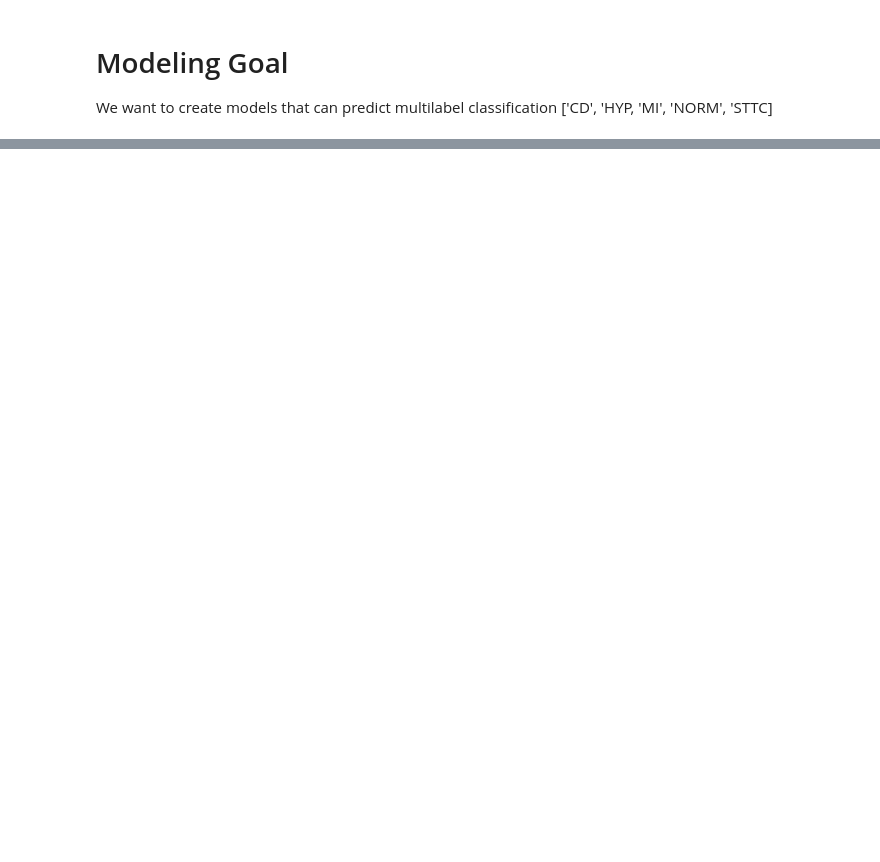
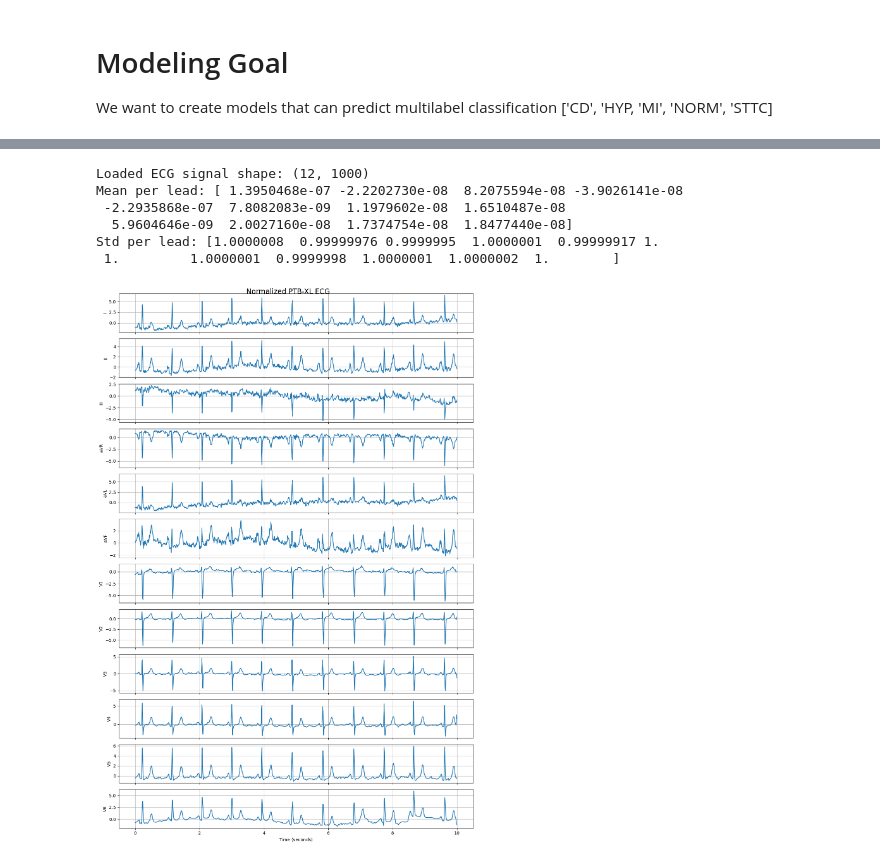
Before and after one commit to cristopher-d-delgado/ecg-ai-statistical-evaluation, a Jupyter notebook: notebooks/modeling.ipynb, the cells around one changed output, grey strips where cells are left out. Drawn from its saved outputs; the diff is of its cells as text; code cells hidden in the pictures; blank space fills up the shorter version.

```diff
--- a/notebooks/modeling.ipynb
+++ b/notebooks/modeling.ipynb
@@ -236,0 +312,53 @@ import seaborn as sns
+# %%
+# Test the pre-processing function on a sample record
+example_filename = df.iloc[0]['filename_lr'] # Get the filename of the first record
+record_path = project_root / "data" / example_filename
+
+signal = load_and_preprocess_ecg(record_path)
+print(f"Loaded ECG signal shape: {signal.shape}")
+print("Mean per lead:", signal.mean(axis=1))
+print("Std per lead:", signal.std(axis=1))
+# %% [output]
+Loaded ECG signal shape: (12, 1000)
+Mean per lead: [ 1.3950468e-07 -2.2202730e-08  8.2075594e-08 -3.9026141e-08
+ -2.2935868e-07  7.8082083e-09  1.1979602e-08  1.6510487e-08
+  5.9604646e-09  2.0027160e-08  1.7374754e-08  1.8477440e-08]
+Std per lead: [1.0000008  0.99999976 0.9999995  1.0000001  0.99999917 1.
+ 1.         1.0000001  0.9999998  1.0000001  1.0000002  1.        ]
+# %%
+import matplotlib.pyplot as plt
+
+def plot_ecg(signal, title="ECG Signal"):
+    """
+    Plot 12-lead ECG stacked vertically.
+
+    Parameters
+    ----------
+    signal : np.ndarray
+        Shape (12, 1000)
+    """
+
+    leads = [
+        "I", "II", "III",
+        "aVR", "aVL", "aVF",
+        "V1", "V2", "V3",
+        "V4", "V5", "V6"
+    ]
+
+    time = np.linspace(0, 10, signal.shape[1])  # 10 seconds at 100 Hz
+
+    fig, axes = plt.subplots(12, 1, figsize=(12, 18), sharex=True)
+
+    for i in range(12):
+        axes[i].plot(time, signal[i])
+        axes[i].set_ylabel(leads[i])
+        axes[i].grid(True)
+
+    axes[-1].set_xlabel("Time (seconds)")
+    fig.suptitle(title, fontsize=16)
+    plt.tight_layout()
+    plt.show()
+# %%
+plot_ecg(signal, title="Normalized PTB-XL ECG")
+# %% [output]
+[figure, added]
```
Also changed, not shown: parts of 14 cells of this notebook.
